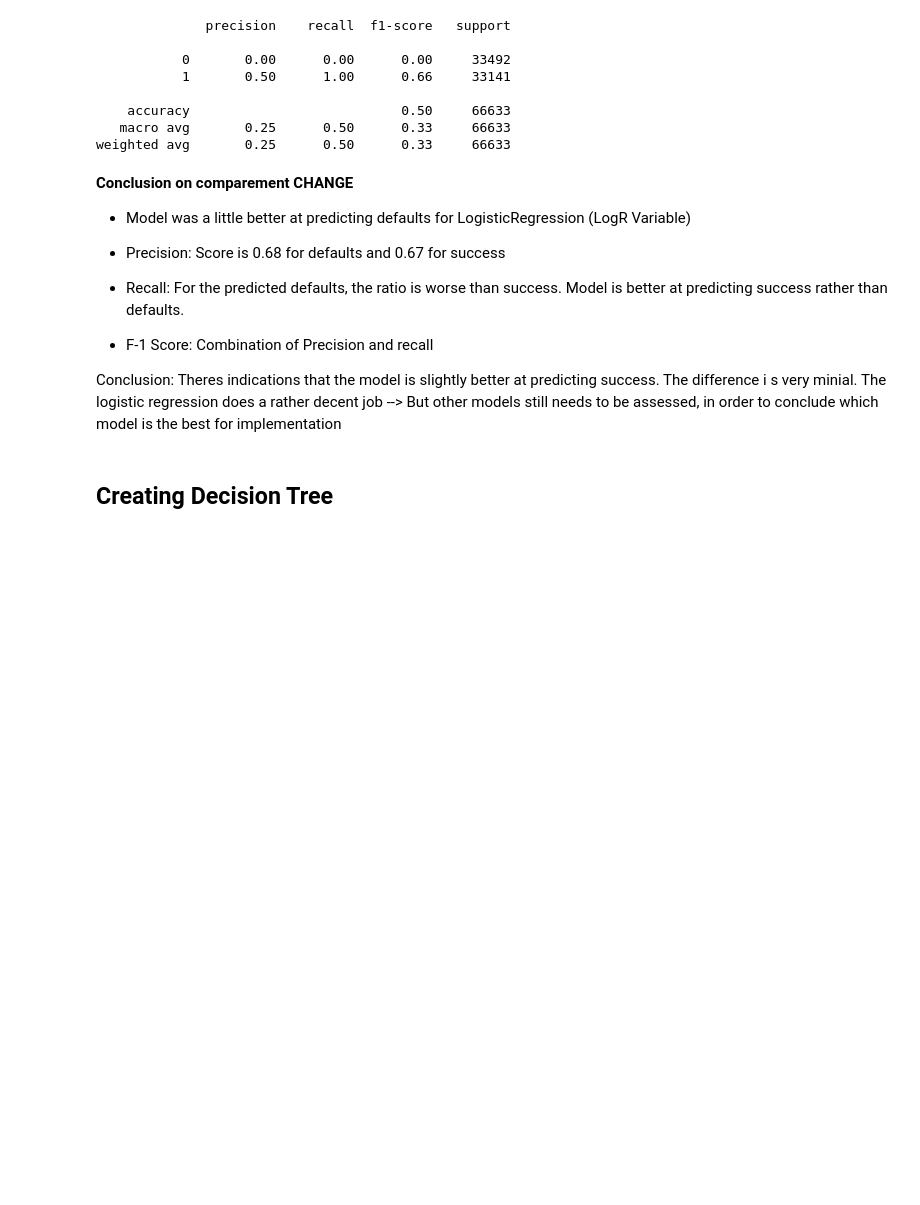
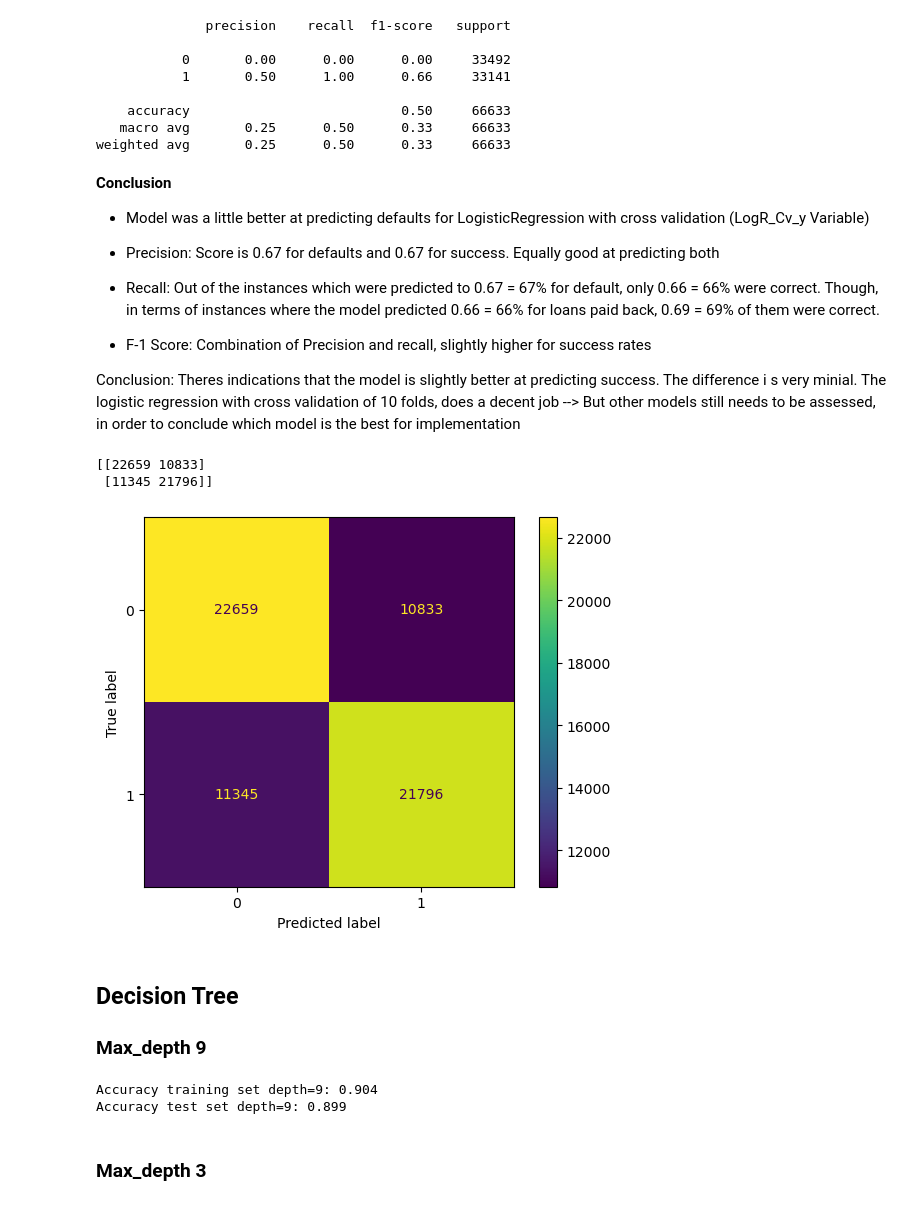
Before and after one commit to andreasmonster/bigdata, a Jupyter notebook: SBAnational_final.ipynb, the cells around one changed output. Saved outputs shown, nothing was run; the diff lists cells and outputs as text; code cells hidden in the pictures; blank space fills up the shorter version.

Commit message:
Decision tree done

```diff
--- a/SBAnational_final.ipynb
+++ b/SBAnational_final.ipynb
@@ -410,13 +412,47 @@ print(classification_report(y_test, DummyClass_y_prediction, zero_division=0))
    macro avg       0.25      0.50      0.33     66633
 weighted avg       0.25      0.50      0.33     66633
 # %% [markdown]
-**Conclusion on comparement CHANGE**
-* Model was a little better at predicting defaults for LogisticRegression (LogR Variable)
+**Conclusion**
+* Model was a little better at predicting defaults for LogisticRegression with cross validation (LogR_Cv_y Variable)
 
-* Precision: Score is 0.68 for defaults and 0.67 for success
-* Recall: For the predicted defaults, the ratio is worse than success. Model is better at predicting success rather than defaults.
-* F-1 Score: Combination of Precision and recall
+* Precision: Score is 0.67 for defaults and 0.67 for success. Equally good at predicting both
 
-Conclusion: Theres indications that the model is slightly better at predicting success. The difference i s very minial. The logistic regression does a rather decent job --> But other models still needs to be assessed, in order to conclude which model is the best for implementation
+* Recall: Out of the instances which were predicted to 0.67 = 67% for default, only 0.66 = 66% were correct. Though, in terms of instances where the model predicted 0.66 = 66% for loans paid back, 0.69 = 69% of them were correct.
+
+* F-1 Score: Combination of Precision and recall, slightly higher for success rates
+
+Conclusion: Theres indications that the model is slightly better at predicting success. The difference i s very minial. The logistic regression with cross validation of 10 folds, does a decent job --> But other models still needs to be assessed, in order to conclude which model is the best for implementation
+# %%
+#Confusion matrix Logistic Regression report
+
+ConfM_LogR = confusion_matrix(y_test, LogR_grid_prediction)
+print(ConfM_LogR)
+# %% [output]
+[[22659 10833]
+ [11345 21796]]
+# %%
+#Confusion matrix Logistic Regression report display
+display = ConfusionMatrixDisplay(confusion_matrix=ConfM_LogR,display_labels=LogR.classes_)
+display.plot()
+plt.show()
+# %% [output]
+[figure, added]
 # %% [markdown]
-## Creating Decision Tree
+## Decision Tree
+### Max_depth 9
+# %%
+#Creating decision tree with depth 9
+
+Decision_T_9 = DecisionTreeClassifier(max_depth=9, random_state=42, min_samples_leaf=500)
+
+Decision_T_9.fit(x_train, y_train)
+Decision_T_9_y_prediction = Decision_T_9.predict(x_test)
+
+
+print("Accuracy training set depth=9: {:.3f}".format(Decision_T_9.score(x_train, y_train)))
+print("Accuracy test set depth=9: {:.3f}".format(Decision_T_9.score(x_test, y_test)))
+# %% [output]
+Accuracy training set depth=9: 0.904
+Accuracy test set depth=9: 0.899
+# %% [markdown]
+### Max_depth 3
```
Also changed, not shown: parts of 25 cells of this notebook.
